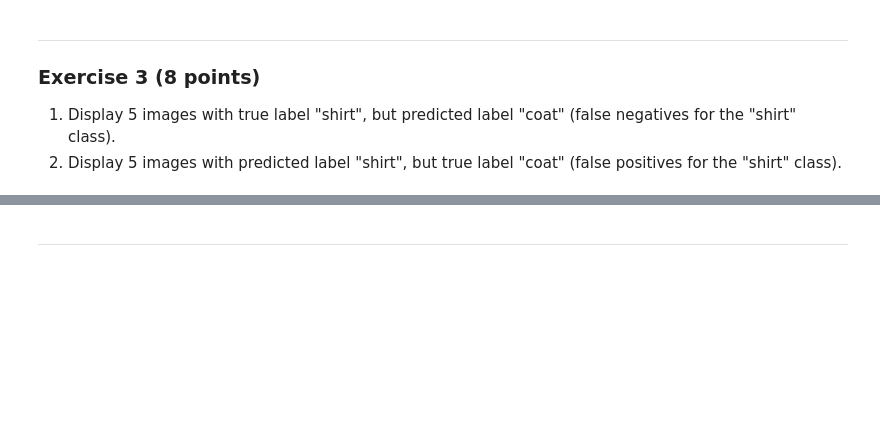
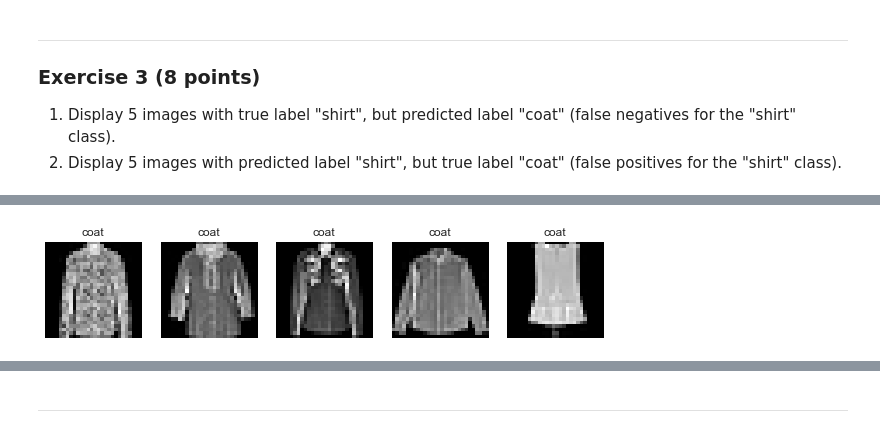
Before and after one commit to vhr1975/datasciw207, a Jupyter notebook: Homework/05 Multiclass Classification.ipynb, the cells around one changed output, grey strips where cells are left out. Saved outputs shown, nothing was run; the diff lists cells and outputs as text; code cells hidden in the pictures; blank space fills up the shorter version.

```diff
--- a/Homework/05 Multiclass Classification.ipynb
+++ b/Homework/05 Multiclass Classification.ipynb
@@ -201,0 +204,92 @@ Since the "shirt" class seems to be the source for a lot of errors, let's look a
+# %%
+# YOUR CODE HERE
+
+# model_graph = model.predict(X_test)
+# test_predictions = np.argmax(model.predict(X_test), axis=-1)
+
+# find shirt images with coat label
+# confusion_matrix = tf.math.confusion_matrix(Y_test, test_predictions)
+
+# print(test_predictions) # model predictions
+# ax.set(xlabel='Predicted Label', ylabel='True Label')
+# print(Y_test.shape) # true labels
+
+# print(model_graph.shape)
+
+# print(confusion_matrix)
+
+# label_names = ['t-shirt', 'trouser', 'pullover', 'dress', 'coat',
+#                'sandal', 'shirt', 'sneaker', 'bag', 'ankle boot']
+
+# fig, axs = plt.subplots(nrows=1, ncols=5, figsize=(10,5))
+# for i in range(5):
+#   image = X_test[i]
+#   label = Y_test[i]
+#   label_name = label_names[label]
+#   axs[i].imshow(image, cmap='gray')
+#   axs[i].set_title(label_name)
+#   axs[i].axis('off')
+# plt.show()
+
+img_arr_shirts = []
+counter = 0
+index = 0
+
+print("Shirts that where predictions to be coats:")
+while (counter < 5):
+
+      # print(test_predictions[counter])
+      # find shirt and coat labels
+      if (
+        Y_test[index] == 6 # true label = shirt
+        and
+        test_predictions[index] == 4 # predict label = coat
+        ):
+            # print("counter = ", counter)
+            counter += 1
+            img_arr_shirts.append(X_test[index])
+
+      # print("index = ", index)
+      index += 1
+
+fig, axs = plt.subplots(nrows=1, ncols=5, figsize=(10,5))
+for i in range(5):
+  image = img_arr_shirts[i]
+  label = test_predictions[6]
+  label_name = label_names[label]
+  axs[i].imshow(image, cmap='gray')
+  axs[i].set_title(label_name)
+  axs[i].axis('off')
+plt.show()
+
+img_arr_shirts = []
+counter = 0
+index = 0
+
+print("Coats that where predictions to be shirts:")
+while (counter < 5):
+
+      # print(test_predictions[counter])
+      # find shirt and coat labels
+      if (
+        Y_test[index] == 4 # true label = coat
+        and
+        test_predictions[index] == 6 # predict label = shirt
+        ):
+            # print("counter = ", counter)
+            counter += 1
+            img_arr_shirts.append(X_test[index])
+
+      # print("index = ", index)
+      index += 1
+
+fig, axs = plt.subplots(nrows=1, ncols=5, figsize=(10,5))
+for i in range(5):
+  image = img_arr_shirts[i]
+  label = test_predictions[4]
+  label_name = label_names[label]
+  axs[i].imshow(image, cmap='gray')
+  axs[i].set_title(label_name)
+  axs[i].axis('off')
+plt.show()
+# %% [output]
@@ -201,0 +297 @@ Since the "shirt" class seems to be the source for a lot of errors, let's look a
+[figure, added]
```
Also changed, not shown: parts of 8 cells of this notebook, 1 other file.
